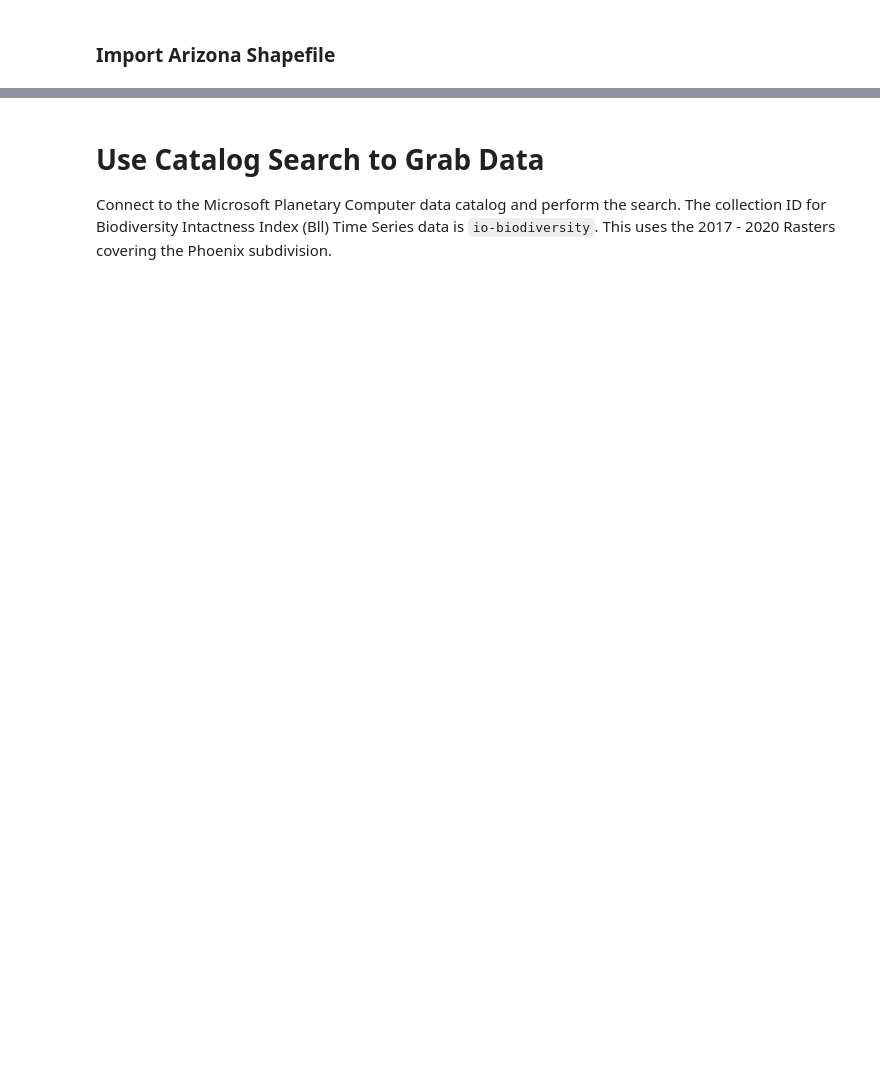
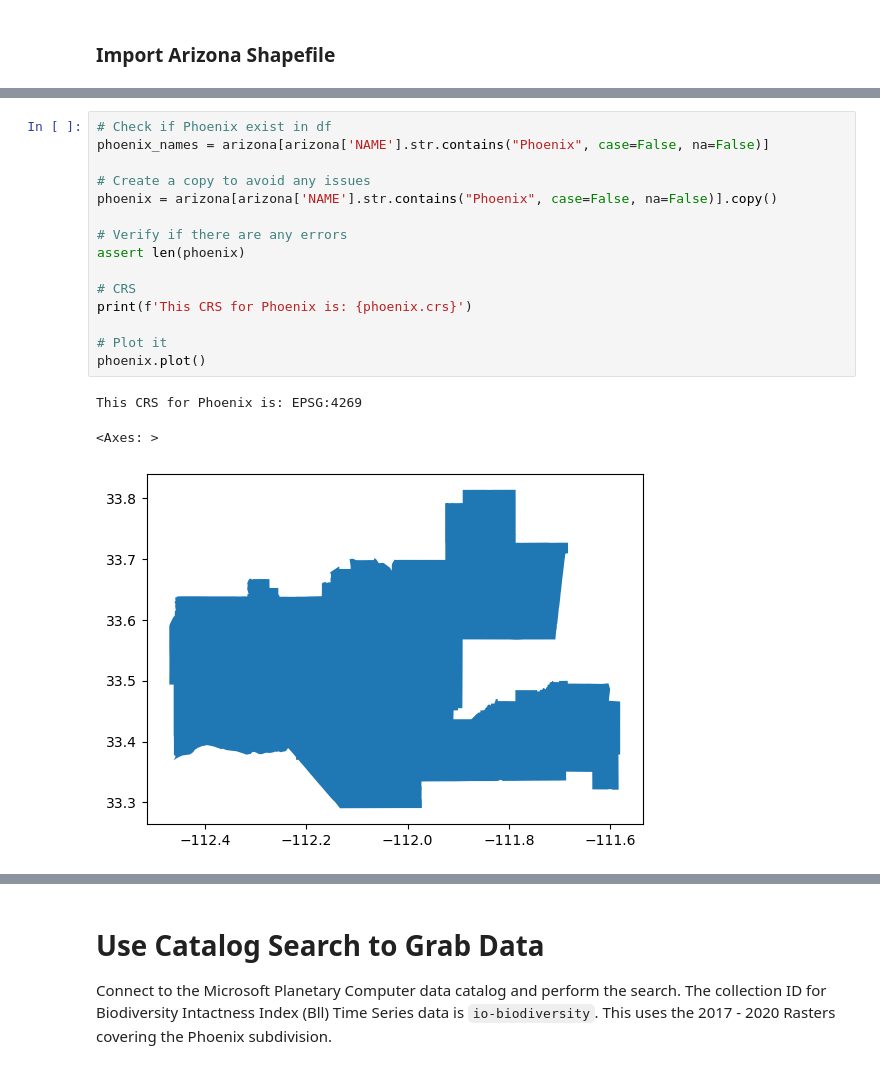
Before and after one commit to marietolteca00/biodiversity_intact_phoenix, a Jupyter notebook: final_task2_biodiv_intact.ipynb, the cells around one changed output, grey strips where cells are left out. Drawn from its saved outputs; the diff is of its cells as text; blank space fills up the shorter version.

Commit message:
Fix Phoenix Shp. Start Xarray Task.

```diff
--- a/final_task2_biodiv_intact.ipynb
+++ b/final_task2_biodiv_intact.ipynb
@@ -40,0 +65,19 @@ Datum: North American Datum 1983
+# %%
+# Check if Phoenix exist in df
+phoenix_names = arizona[arizona['NAME'].str.contains("Phoenix", case=False, na=False)]
+
+# Create a copy to avoid any issues
+phoenix = arizona[arizona['NAME'].str.contains("Phoenix", case=False, na=False)].copy()
+
+# Verify if there are any errors
+assert len(phoenix)
+
+# CRS
+print(f'This CRS for Phoenix is: {phoenix.crs}')
+
+# Plot it
+phoenix.plot()
+# %% [output]
+This CRS for Phoenix is: EPSG:4269
+<Axes: >
+[figure, added]
```
Also changed, not shown: parts of 19 cells of this notebook.
